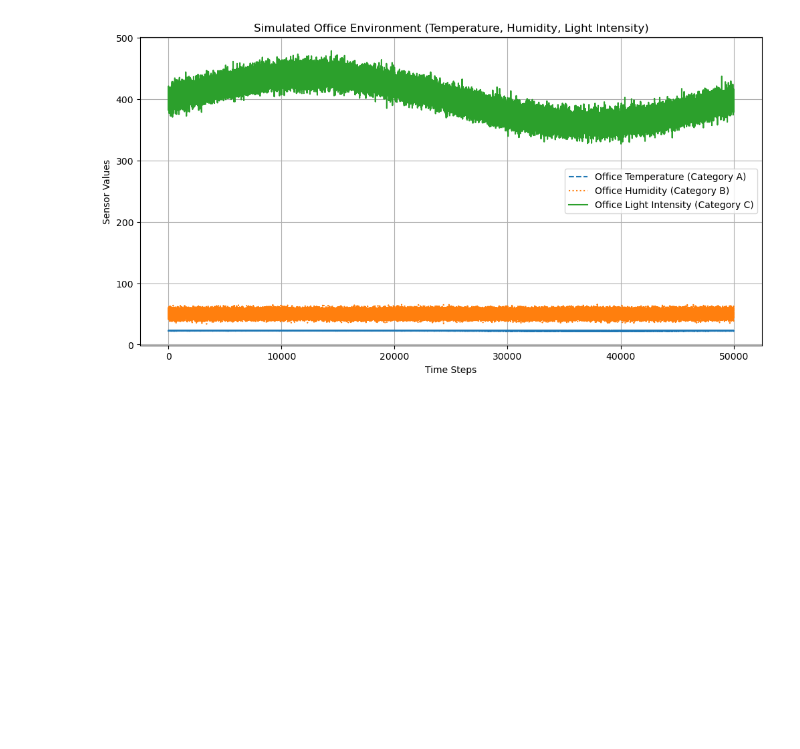
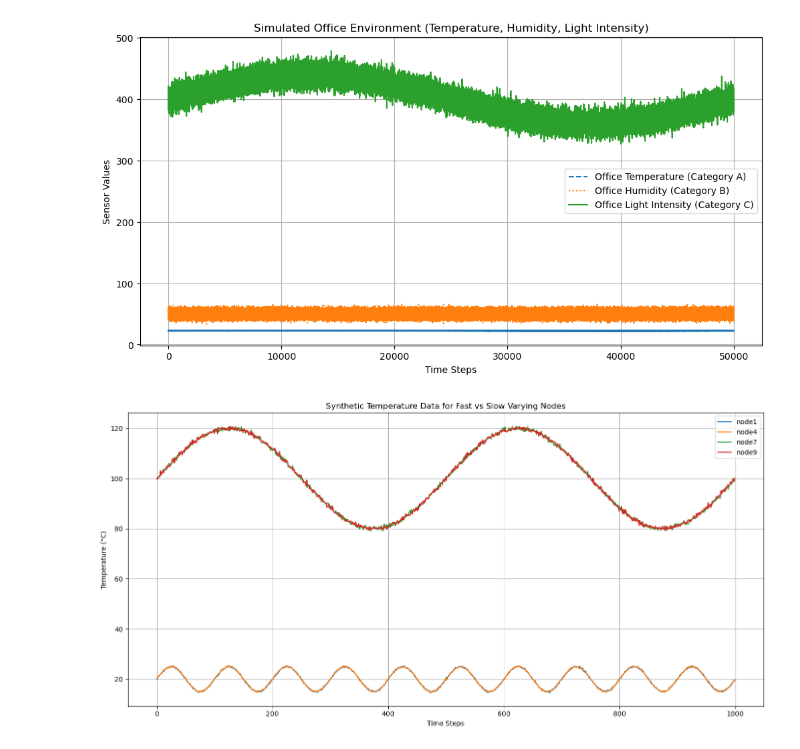
Before and after one commit to sokistar24/wakeupradio, a Jupyter notebook: Sensor_data_simulation_scenario.ipynb, the cells around one changed output. Saved outputs shown, nothing was run; the diff lists cells and outputs as text; code cells hidden in the pictures; blank space fills up the shorter version.

Commit message:
testing normalisation added

```diff
--- a/Sensor_data_simulation_scenario.ipynb
+++ b/Sensor_data_simulation_scenario.ipynb
@@ -499,7 +499,7 @@ nodes = [f'node{i}' for i in range(1, 31)]
 z_mean = 20.0
 
 # Define amplitude for all nodes
-A_i = 3
+A_i = 5
 
 # Initialize the DataFrame
 data = {node: np.zeros(time_steps) for node in nodes}
@@ -790,3 +854,59 @@ plt.grid()
 plt.show()
 # %% [output]
 [figure]
+# %%
+import numpy as np
+import pandas as pd
+import matplotlib.pyplot as plt
+
+# Define parameters
+time_steps = 5000
+nodes = [f'node{i}' for i in range(1, 11)]
+
+# Initialize data dictionary with time steps
+data = {'SN': np.arange(time_steps)}
+
+# Generate temperature data for two categories of nodes
+for node in nodes:
+    node_id = int(node.replace('node', ''))
+
+    # Category 1: Lower temperature range (15-25°C), faster varying
+    if 1 <= node_id <= 5:
+        z_mean = 20.0
+        A_i = 5
+        P_i = 100  # shorter period = faster variation
+        sigma_i = 0.2
+
+    # Category 2: Higher temperature range (80-120°C), slower varying
+    elif 6 <= node_id <= 10:
+        z_mean = 100.0
+        A_i = 20
+        P_i = 500  # longer period = slower variation
+        sigma_i = 0.5
+
+    temperature = z_mean + A_i * np.sin((2 * np.pi * np.arange(time_steps)) / P_i) + \
+                  np.random.normal(loc=0, scale=sigma_i, size=time_steps)
+
+    data[node] = temperature
+
+# Create DataFrame
+data['SN'] = np.arange(time_steps)
+df = pd.DataFrame(data)
+
+# Save DataFrame to CSV
+df.to_csv("synthetic_temp_polling_data.csv", index=False)
+
+# Plot sample data from each category
+plt.figure(figsize=(14, 7))
+for node in ['node1', 'node4', 'node7', 'node9']:  # examples from both categories
+    plt.plot(df['SN'][:1000], df[node][:1000], label=node)
+
+plt.xlabel('Time Steps')
+plt.ylabel('Temperature (°C)')
+plt.title('Synthetic Temperature Data for Fast vs Slow Varying Nodes')
+plt.legend()
+plt.grid(True)
+plt.tight_layout()
+plt.show()
+# %% [output]
+[figure, added]
```
Also changed, not shown: parts of 1 cell of this notebook, 3 other files.
